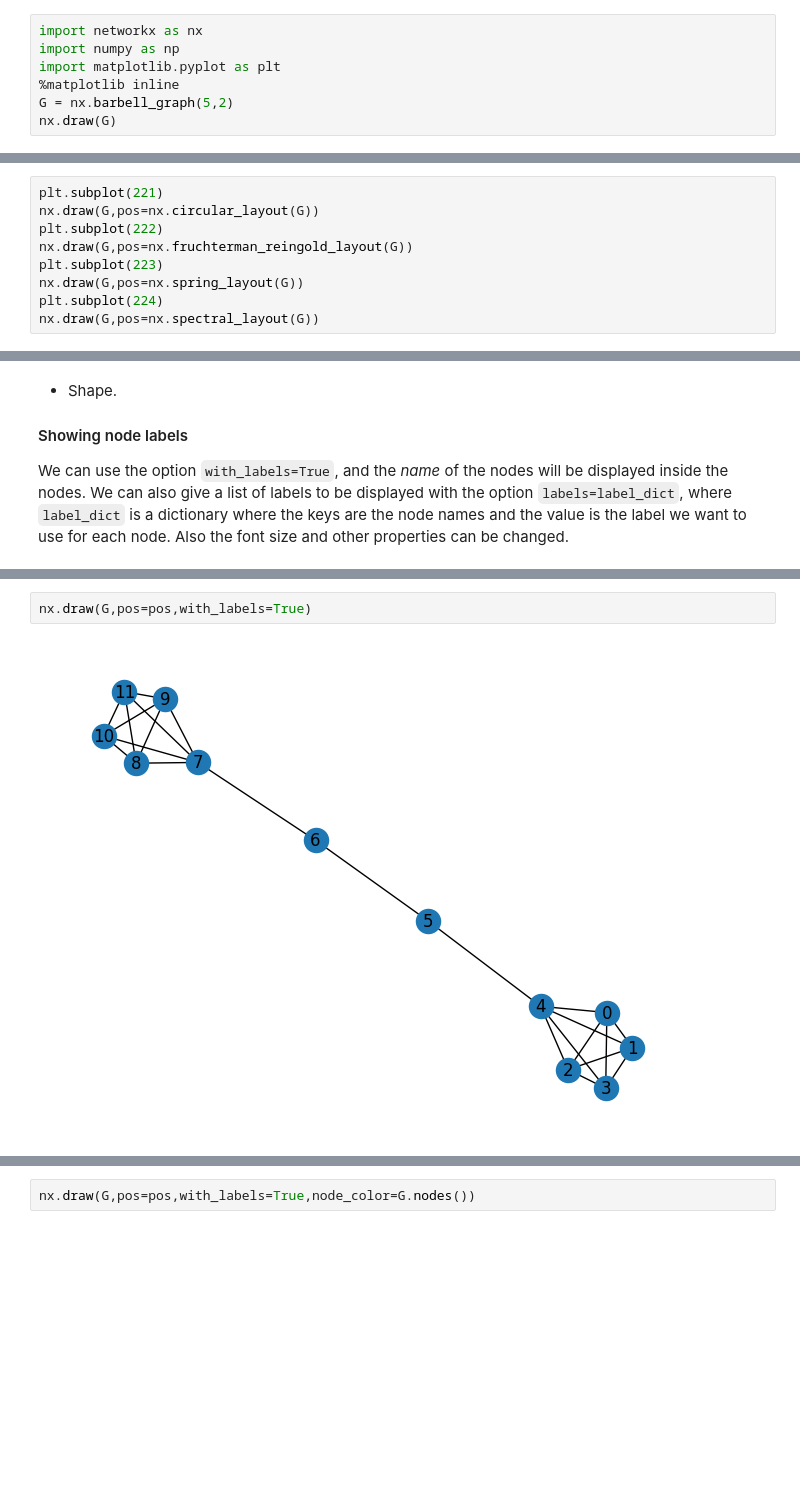
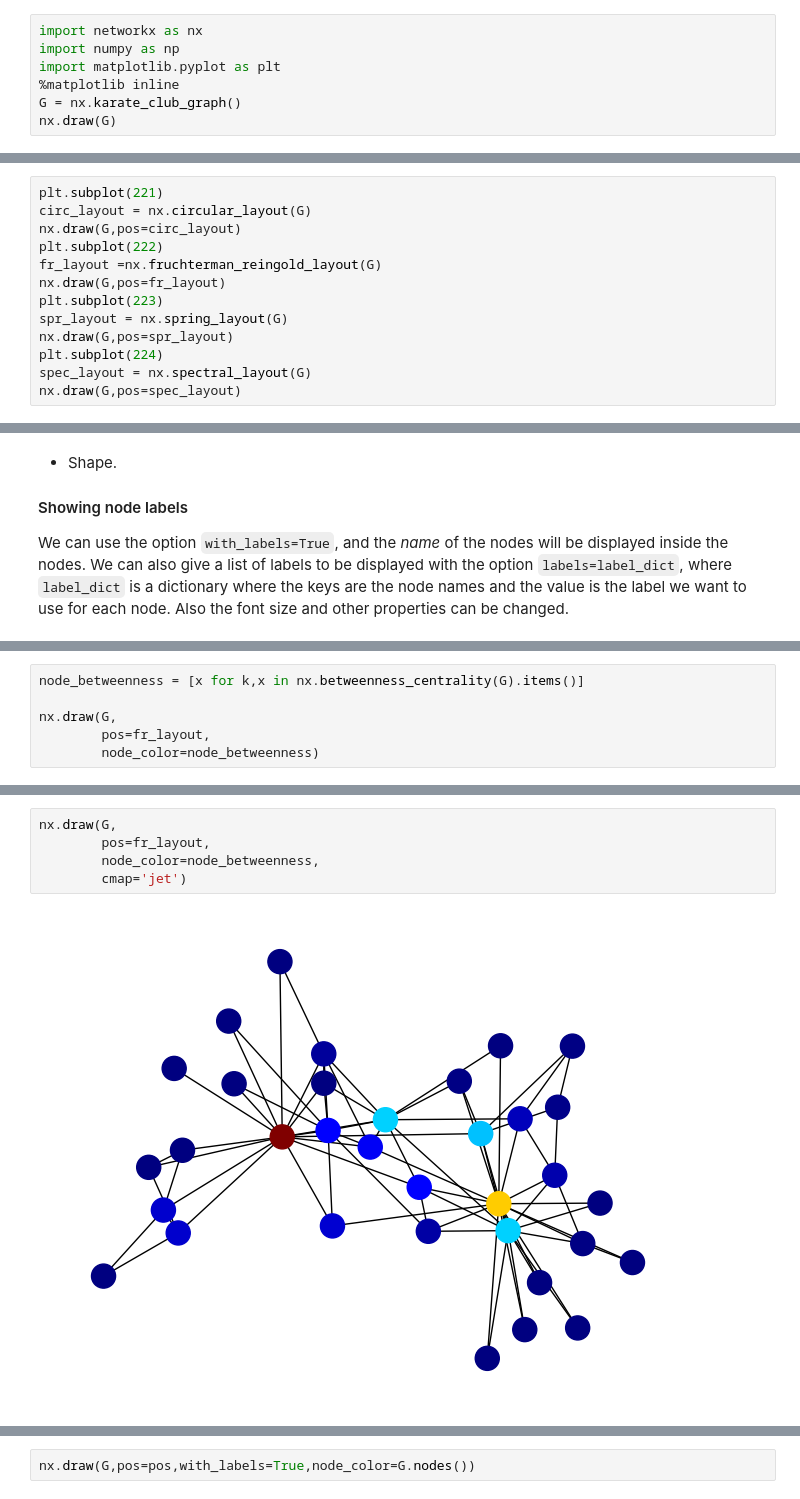
Before and after one commit to IFISC/Complex_Networks_Master, a Jupyter notebook: Lecture_4.ipynb, the cells around one changed output, grey strips where cells are left out. Cells and saved outputs as stored; diff of their text form; blank space fills up the shorter version.

```diff
--- a/Lecture_4.ipynb
+++ b/Lecture_4.ipynb
@@ -23,6 +23,6 @@ import networkx as nx
 import numpy as np
 import matplotlib.pyplot as plt
 %matplotlib inline
-G = nx.barbell_graph(5,2)
+G = nx.karate_club_graph()
 nx.draw(G)
 # %% [output]
@@ -77,11 +77,15 @@ Graph Layouts are algorithms dedicated to node positioning for graph drawing. Us
 The layouts can be stored into a variable that will contain the positions of all the nodes. You can see the different options for layouts [here](https://networkx.org/documentation/stable/reference/drawing.html#module-networkx.drawing.layout) or by typing `nx.layout.[TAB]`. Let's check several layouts in with the network we just created.
 # %%
 plt.subplot(221)
-nx.draw(G,pos=nx.circular_layout(G))
+circ_layout = nx.circular_layout(G)
+nx.draw(G,pos=circ_layout)
 plt.subplot(222)
-nx.draw(G,pos=nx.fruchterman_reingold_layout(G))
+fr_layout =nx.fruchterman_reingold_layout(G)
+nx.draw(G,pos=fr_layout)
 plt.subplot(223)
-nx.draw(G,pos=nx.spring_layout(G))
+spr_layout = nx.spring_layout(G)
+nx.draw(G,pos=spr_layout)
 plt.subplot(224)
-nx.draw(G,pos=nx.spectral_layout(G))
+spec_layout = nx.spectral_layout(G)
+nx.draw(G,pos=spec_layout)
 # %% [output]
@@ -113,0 +137,6 @@ nx.draw(G,pos=pos)
+# %%
+node_betweenness = [x for k,x in nx.betweenness_centrality(G).items()]
+
+nx.draw(G,
+        pos=fr_layout,
+        node_color=node_betweenness)
@@ -114,4 +145,7 @@ nx.draw(G,pos=pos)
 # %%
-nx.draw(G,pos=pos,with_labels=True)
+nx.draw(G,
+        pos=fr_layout,
+        node_color=node_betweenness,
+        cmap='jet')
 # %% [output]
-[figure, old version]
+[figure, new version]
```
Also changed, not shown: parts of 9 cells of this notebook.
